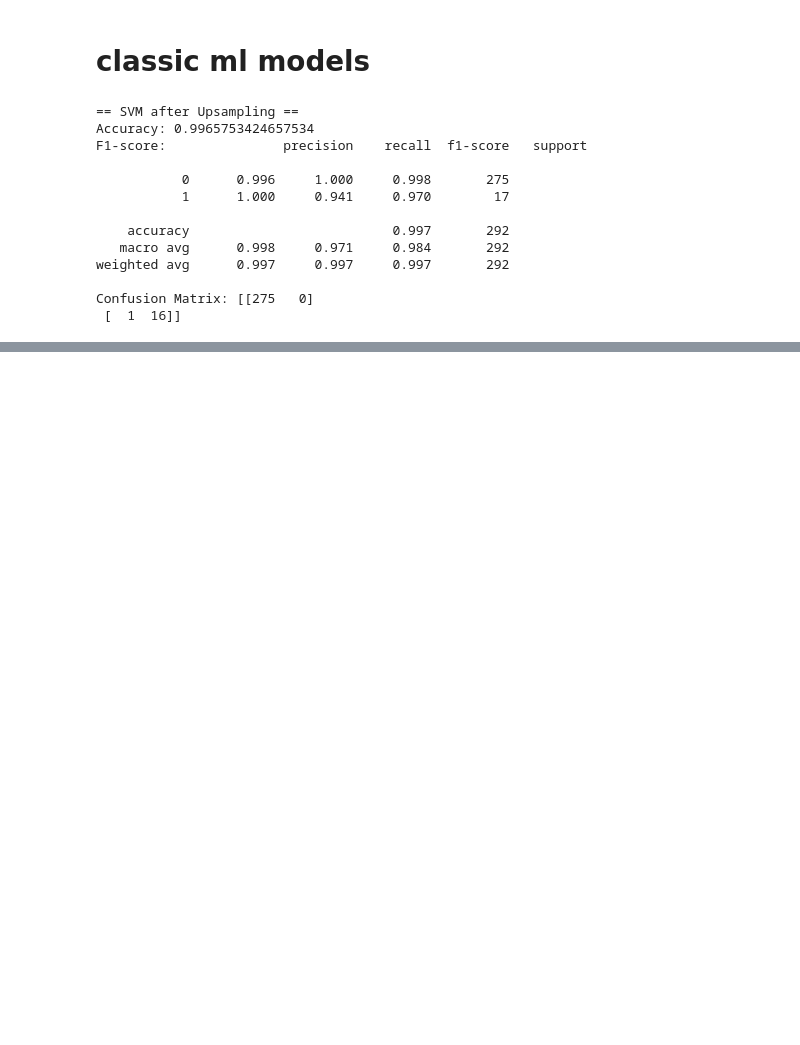
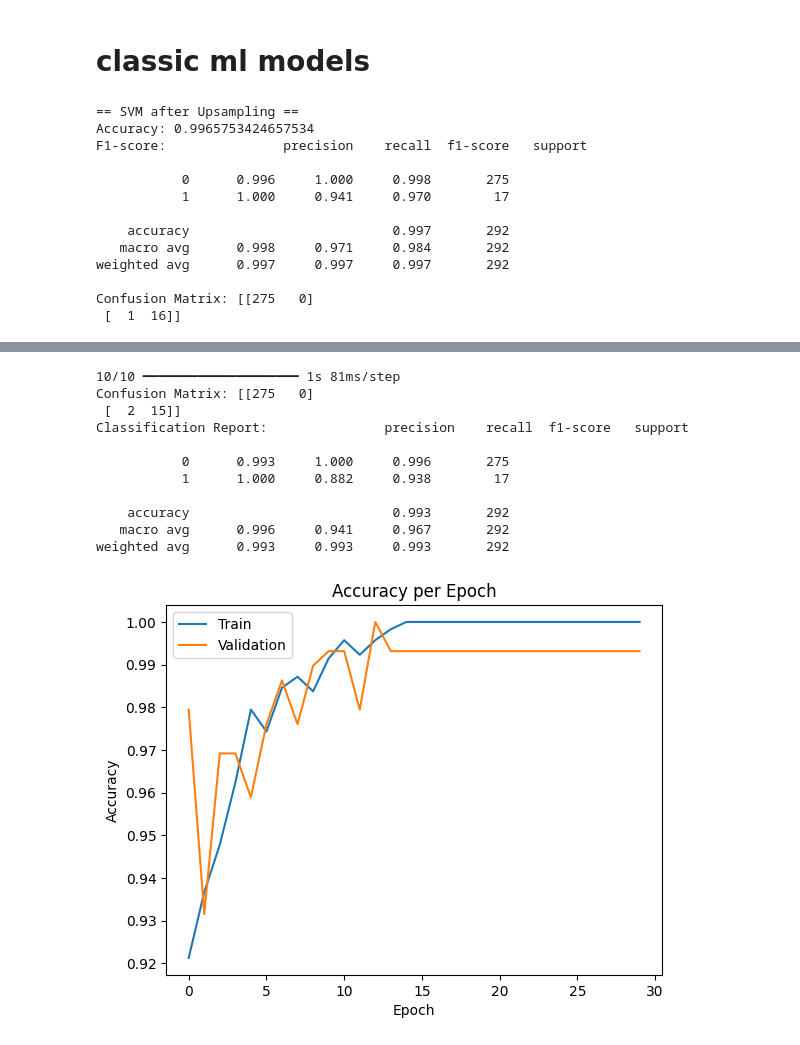
Before and after one commit to alabhastam/Ai-Text-detector, a Jupyter notebook: main.ipynb, the cells around one changed output, grey strips where cells are left out. Cells and saved outputs as stored; diff of their text form; code cells hidden in the pictures; blank space fills up the shorter version.

```diff
--- a/main.ipynb
+++ b/main.ipynb
@@ -203,0 +244,16 @@ Confusion Matrix: [[275   0]
+# %%
+# lstm
+model = Sequential([
+    Embedding(VOCAB_SIZE, 64, input_length=MAXLEN),
+    LSTM(64),
+    Dropout(0.2),
+    Dense(1, activation='sigmoid')
+])
+
+model.compile(
+    loss='binary_crossentropy',
+    optimizer='adam',
+    metrics=['accuracy']
+)
+
+model.summary()
@@ -203,0 +277,8 @@ Confusion Matrix: [[275   0]
+# %%
+# 7. آموزش مدل
+history = model.fit(
+    X_train_pad, y_train,
+    validation_data=(X_test_pad, y_test),
+    epochs=30,
+    batch_size=32
+)
@@ -203,0 +303,30 @@ Confusion Matrix: [[275   0]
+# %%
+y_pred_prob = model.predict(X_test_pad)
+y_pred = (y_pred_prob > 0.5).astype(int).flatten()
+
+print("Confusion Matrix:", confusion_matrix(y_test, y_pred))
+print("Classification Report:", classification_report(y_test, y_pred, digits=3))
+
+# 9. رسم نمودار آموزش
+import matplotlib.pyplot as plt
+
+plt.plot(history.history['accuracy'], label='Train')
+plt.plot(history.history['val_accuracy'], label='Validation')
+plt.title('Accuracy per Epoch')
+plt.xlabel('Epoch')
+plt.ylabel('Accuracy')
+plt.legend()
+plt.show()
+# %% [output]
+10/10 ━━━━━━━━━━━━━━━━━━━━ 1s 81ms/step
+Confusion Matrix: [[275   0]
+ [  2  15]]
+Classification Report:               precision    recall  f1-score   support
+
+           0      0.993     1.000     0.996       275
+           1      1.000     0.882     0.938        17
+
+    accuracy                          0.993       292
+   macro avg      0.996     0.941     0.967       292
+weighted avg      0.993     0.993     0.993       292
+[figure, added]
```
Also changed, not shown: parts of 7 cells of this notebook.
